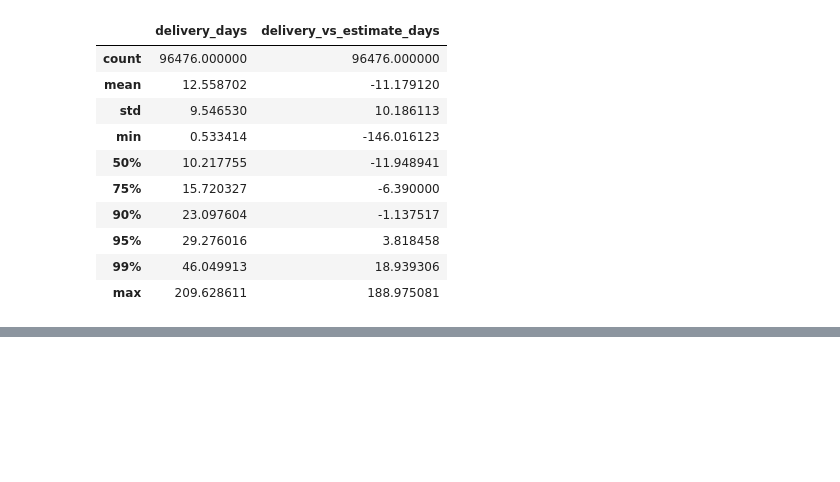
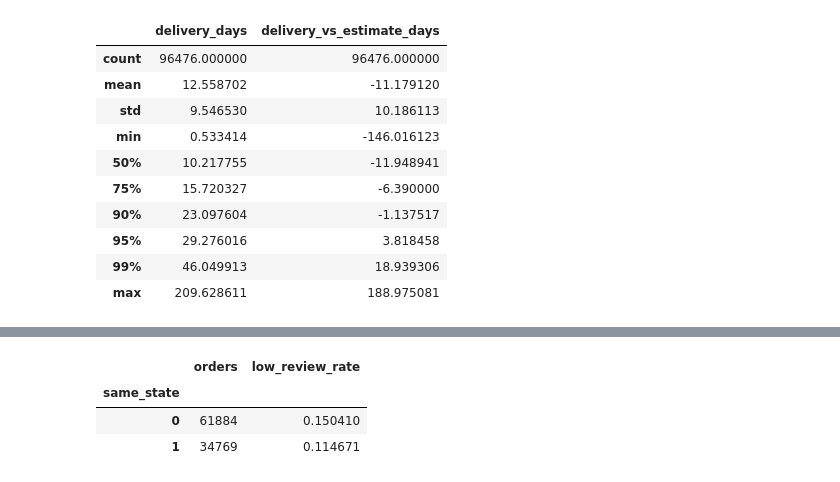
Before and after one commit to asherdata1/supply-chain-decision-support, a Jupyter notebook: 02_notebooks/asher_eda.ipynb, the cells around one changed output, grey strips where cells are left out. Cells and saved outputs as stored; diff of their text form; code cells hidden in the pictures; blank space fills up the shorter version.

```diff
--- a/02_notebooks/asher_eda.ipynb
+++ b/02_notebooks/asher_eda.ipynb
@@ -225,0 +608,14 @@ shipping_dates[
+# %%
+display(
+    order_eda.dropna(subset=["low_review"])
+    .groupby("same_state")
+    .agg(
+        orders=("order_id", "count"),
+        low_review_rate=("low_review", "mean"),
+    )
+)
+# %% [output]
+|  | orders | low_review_rate |
+| same_state |  |  |
+| 0 | 61884 | 0.150410 |
+| 1 | 34769 | 0.114671 |
```
Also changed, not shown: parts of 15 cells of this notebook, 1 other file.
